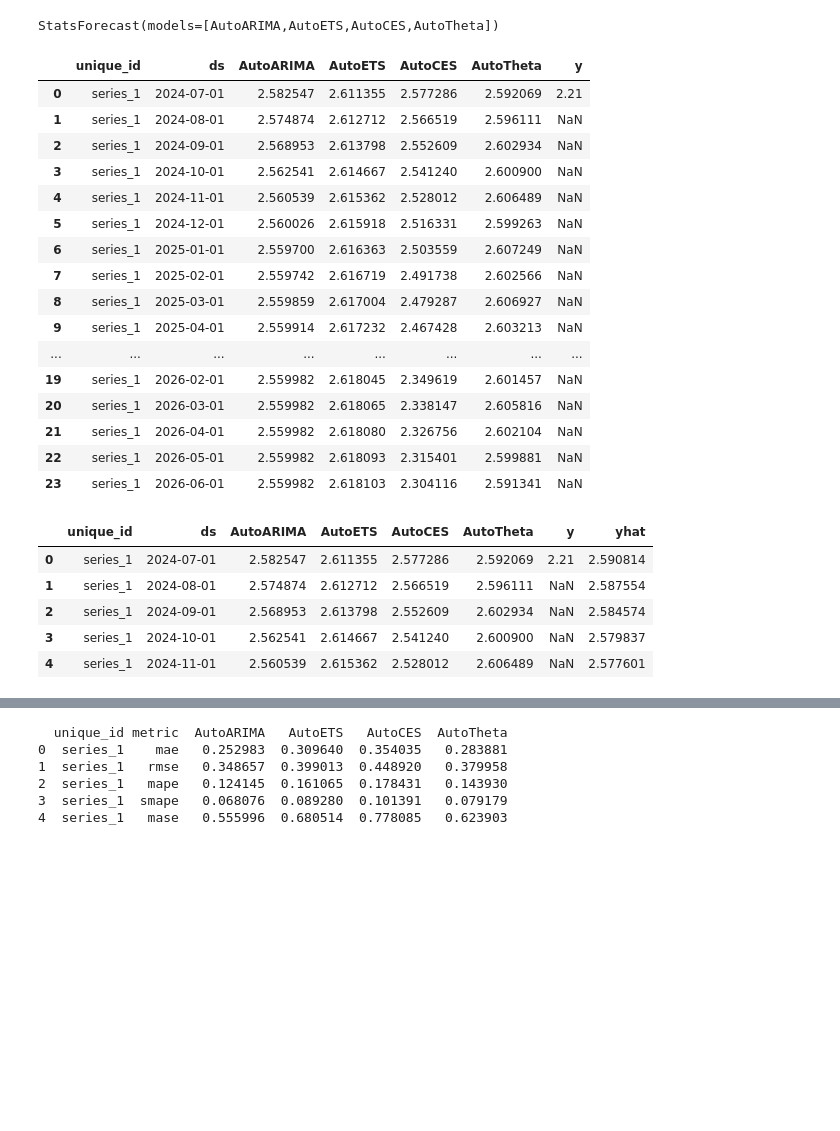
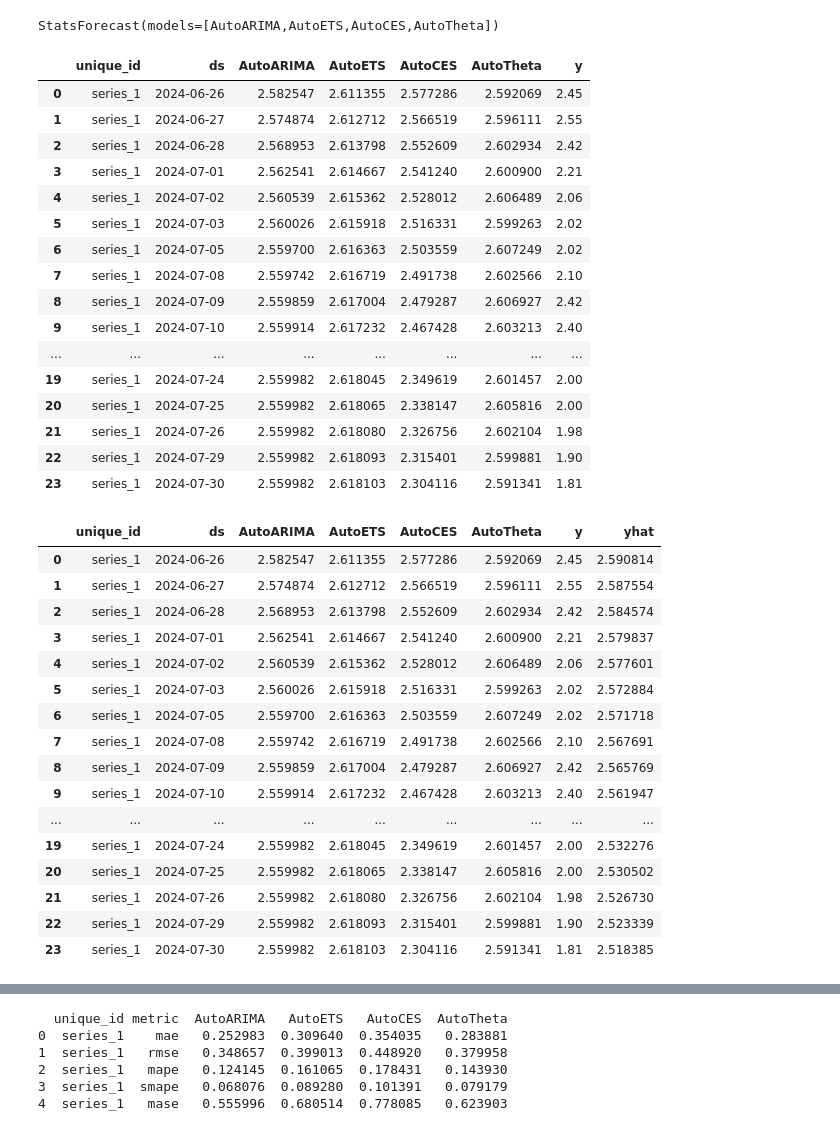
Before and after one commit to rifat01-rahman/Project-of-Python, a Jupyter notebook: States_model_ensembling.ipynb, the cells around one changed output, grey strips where cells are left out. Saved outputs shown, nothing was run; the diff lists cells and outputs as text; code cells hidden in the pictures; blank space fills up the shorter version.

```diff
--- a/States_model_ensembling.ipynb
+++ b/States_model_ensembling.ipynb
@@ -325,8 +376,9 @@ print(type(final_d))
 <class 'pandas.core.frame.DataFrame'>
 # %%
 df_sf = final_d.reset_index().rename(columns={'DATE': 'ds', 'price': 'y'})
+df_sf['ds'] = pd.to_datetime(df_sf['ds'])
 df_sf['unique_id'] = 'series_1'
-df_sf = df_sf[['unique_id', 'ds', 'y']].dropna().sort_values('ds')
+df_sf = df_sf[['unique_id', 'ds', 'y']].dropna().sort_values('ds').reset_index(drop=True)
 # %%
 df_sf
 # %% [output]
@@ -373,56 +432,73 @@ Train ends at: 2024-06-25 00:00:00
 Test starts at: 2024-06-26 00:00:00
 # %%
 models = [
-    AutoARIMA(season_length=sp, alias='AutoARIMA'),
-    AutoETS(season_length=sp, model='ZZZ', alias='AutoETS'),
-    AutoCES(season_length=sp, alias='AutoCES'),
-    AutoTheta(season_length=sp, alias='AutoTheta'),
+    AutoARIMA(season_length=12, alias='AutoARIMA'),
+    AutoETS(season_length=12, model='ZZZ', alias='AutoETS'),
+    AutoCES(season_length=12, alias='AutoCES'),
+    AutoTheta(season_length=12, alias='AutoTheta'),
 ]
 # %%
 # 6) Initialize forecaster
-sf = StatsForecast(models=models, freq=freq, n_jobs=-1)
+#sf = StatsForecast(models=models, freq=freq, n_jobs=-1)
+sf = StatsForecast(models=models, freq='D', n_jobs=-1)
 # %%
 # 7) Fit on TRAIN
 sf.fit(train)
 # %% [output]
 StatsForecast(models=[AutoARIMA,AutoETS,AutoCES,AutoTheta])
 # %%
-# 8) Forecast TEST set
+#test_fcst = sf.predict(h=len(test))
+#test_fcst = test_fcst.merge(test[['unique_id', 'ds', 'y']], on=['unique_id','ds'], how='left')
 test_fcst = sf.predict(h=len(test))
-test_fcst = test_fcst.merge(test[['unique_id','ds','y']], on=['unique_id','ds'], how='left')
+test_fcst['ds'] = test['ds'].values
+test_fcst = test_fcst.merge(
+    test[['unique_id', 'ds', 'y']],
+    on=['unique_id','ds'], how='left'
+)
 # %%
 test_fcst
 # %% [output]
 |  | unique_id | ds | AutoARIMA | AutoETS | AutoCES | AutoTheta | y |
-| 0 | series_1 | 2024-07-01 | 2.582547 | 2.611355 | 2.577286 | 2.592069 | 2.21 |
-| 1 | series_1 | 2024-08-01 | 2.574874 | 2.612712 | 2.566519 | 2.596111 | NaN |
-| 2 | series_1 | 2024-09-01 | 2.568953 | 2.613798 | 2.552609 | 2.602934 | NaN |
-| 3 | series_1 | 2024-10-01 | 2.562541 | 2.614667 | 2.541240 | 2.600900 | NaN |
-| 4 | series_1 | 2024-11-01 | 2.560539 | 2.615362 | 2.528012 | 2.606489 | NaN |
-| 5 | series_1 | 2024-12-01 | 2.560026 | 2.615918 | 2.516331 | 2.599263 | NaN |
-| 6 | series_1 | 2025-01-01 | 2.559700 | 2.616363 | 2.503559 | 2.607249 | NaN |
-| 7 | series_1 | 2025-02-01 | 2.559742 | 2.616719 | 2.491738 | 2.602566 | NaN |
-| 8 | series_1 | 2025-03-01 | 2.559859 | 2.617004 | 2.479287 | 2.606927 | NaN |
-| 9 | series_1 | 2025-04-01 | 2.559914 | 2.617232 | 2.467428 | 2.603213 | NaN |
+| 0 | series_1 | 2024-06-26 | 2.582547 | 2.611355 | 2.577286 | 2.592069 | 2.45 |
+| 1 | series_1 | 2024-06-27 | 2.574874 | 2.612712 | 2.566519 | 2.596111 | 2.55 |
+| 2 | series_1 | 2024-06-28 | 2.568953 | 2.613798 | 2.552609 | 2.602934 | 2.42 |
+| 3 | series_1 | 2024-07-01 | 2.562541 | 2.614667 | 2.541240 | 2.600900 | 2.21 |
+| 4 | series_1 | 2024-07-02 | 2.560539 | 2.615362 | 2.528012 | 2.606489 | 2.06 |
+| 5 | series_1 | 2024-07-03 | 2.560026 | 2.615918 | 2.516331 | 2.599263 | 2.02 |
+| 6 | series_1 | 2024-07-05 | 2.559700 | 2.616363 | 2.503559 | 2.607249 | 2.02 |
+| 7 | series_1 | 2024-07-08 | 2.559742 | 2.616719 | 2.491738 | 2.602566 | 2.10 |
+| 8 | series_1 | 2024-07-09 | 2.559859 | 2.617004 | 2.479287 | 2.606927 | 2.42 |
+| 9 | series_1 | 2024-07-10 | 2.559914 | 2.617232 | 2.467428 | 2.603213 | 2.40 |
 | ... | ... | ... | ... | ... | ... | ... | ... |
-| 19 | series_1 | 2026-02-01 | 2.559982 | 2.618045 | 2.349619 | 2.601457 | NaN |
-| 20 | series_1 | 2026-03-01 | 2.559982 | 2.618065 | 2.338147 | 2.605816 | NaN |
-| 21 | series_1 | 2026-04-01 | 2.559982 | 2.618080 | 2.326756 | 2.602104 | NaN |
-| 22 | series_1 | 2026-05-01 | 2.559982 | 2.618093 | 2.315401 | 2.599881 | NaN |
-| 23 | series_1 | 2026-06-01 | 2.559982 | 2.618103 | 2.304116 | 2.591341 | NaN |
+| 19 | series_1 | 2024-07-24 | 2.559982 | 2.618045 | 2.349619 | 2.601457 | 2.00 |
+| 20 | series_1 | 2024-07-25 | 2.559982 | 2.618065 | 2.338147 | 2.605816 | 2.00 |
+| 21 | series_1 | 2024-07-26 | 2.559982 | 2.618080 | 2.326756 | 2.602104 | 1.98 |
+| 22 | series_1 | 2024-07-29 | 2.559982 | 2.618093 | 2.315401 | 2.599881 | 1.90 |
+| 23 | series_1 | 2024-07-30 | 2.559982 | 2.618103 | 2.304116 | 2.591341 | 1.81 |
 # %%
 # 9) Manual Ensemble: average across all models
 model_cols = [m.alias for m in models]  # use aliases instead of class names
 test_fcst['yhat'] = test_fcst[model_cols].mean(axis=1)
 # %%
-test_fcst.head()
+test_fcst
 # %% [output]
 |  | unique_id | ds | AutoARIMA | AutoETS | AutoCES | AutoTheta | y | yhat |
-| 0 | series_1 | 2024-07-01 | 2.582547 | 2.611355 | 2.577286 | 2.592069 | 2.21 | 2.590814 |
-| 1 | series_1 | 2024-08-01 | 2.574874 | 2.612712 | 2.566519 | 2.596111 | NaN | 2.587554 |
-| 2 | series_1 | 2024-09-01 | 2.568953 | 2.613798 | 2.552609 | 2.602934 | NaN | 2.584574 |
-| 3 | series_1 | 2024-10-01 | 2.562541 | 2.614667 | 2.541240 | 2.600900 | NaN | 2.579837 |
-| 4 | series_1 | 2024-11-01 | 2.560539 | 2.615362 | 2.528012 | 2.606489 | NaN | 2.577601 |
+| 0 | series_1 | 2024-06-26 | 2.582547 | 2.611355 | 2.577286 | 2.592069 | 2.45 | 2.590814 |
+| 1 | series_1 | 2024-06-27 | 2.574874 | 2.612712 | 2.566519 | 2.596111 | 2.55 | 2.587554 |
+| 2 | series_1 | 2024-06-28 | 2.568953 | 2.613798 | 2.552609 | 2.602934 | 2.42 | 2.584574 |
+| 3 | series_1 | 2024-07-01 | 2.562541 | 2.614667 | 2.541240 | 2.600900 | 2.21 | 2.579837 |
+| 4 | series_1 | 2024-07-02 | 2.560539 | 2.615362 | 2.528012 | 2.606489 | 2.06 | 2.577601 |
+| 5 | series_1 | 2024-07-03 | 2.560026 | 2.615918 | 2.516331 | 2.599263 | 2.02 | 2.572884 |
+| 6 | series_1 | 2024-07-05 | 2.559700 | 2.616363 | 2.503559 | 2.607249 | 2.02 | 2.571718 |
+| 7 | series_1 | 2024-07-08 | 2.559742 | 2.616719 | 2.491738 | 2.602566 | 2.10 | 2.567691 |
+| 8 | series_1 | 2024-07-09 | 2.559859 | 2.617004 | 2.479287 | 2.606927 | 2.42 | 2.565769 |
+| 9 | series_1 | 2024-07-10 | 2.559914 | 2.617232 | 2.467428 | 2.603213 | 2.40 | 2.561947 |
+| ... | ... | ... | ... | ... | ... | ... | ... | ... |
+| 19 | series_1 | 2024-07-24 | 2.559982 | 2.618045 | 2.349619 | 2.601457 | 2.00 | 2.532276 |
+| 20 | series_1 | 2024-07-25 | 2.559982 | 2.618065 | 2.338147 | 2.605816 | 2.00 | 2.530502 |
+| 21 | series_1 | 2024-07-26 | 2.559982 | 2.618080 | 2.326756 | 2.602104 | 1.98 | 2.526730 |
+| 22 | series_1 | 2024-07-29 | 2.559982 | 2.618093 | 2.315401 | 2.599881 | 1.90 | 2.523339 |
+| 23 | series_1 | 2024-07-30 | 2.559982 | 2.618103 | 2.304116 | 2.591341 | 1.81 | 2.518385 |
 # %%
 from functools import partial
 # Define metrics with seasonality for MASE
```
Also changed, not shown: parts of 13 cells of this notebook.
